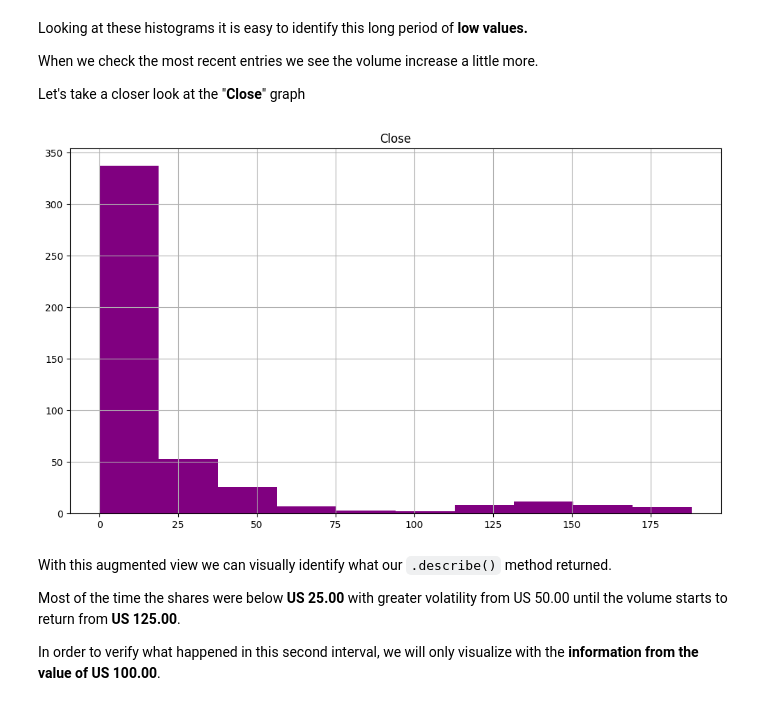
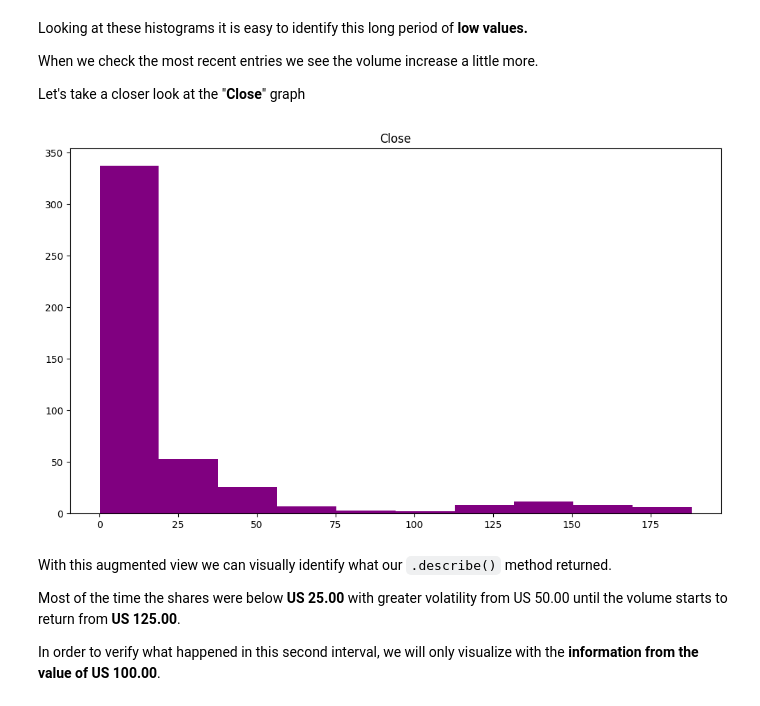
Before and after one commit to gabrielnd312/Apple_Stock_History_Analysis, a Jupyter notebook: Apple_Stock_Historical_Analysis.ipynb, the cells around one changed output. Drawn from its saved outputs; the diff is of its cells as text; code cells hidden in the pictures.

```diff
--- a/Apple_Stock_Historical_Analysis.ipynb
+++ b/Apple_Stock_Historical_Analysis.ipynb
@@ -201,9 +201,10 @@ Let's take a closer look at the "**Close**" graph
 # %%
 df.hist(column=["Close"], bins=10, figsize=(10, 6), color="purple")
 
+plt.grid(False)
 plt.tight_layout()
 # %% [output]
-[figure, old version]
+[figure, new version]
 # %% [markdown]
 With this augmented view we can visually identify what our `.describe()` method returned.
 
```
Also changed, not shown: parts of 1 cell of this notebook.
